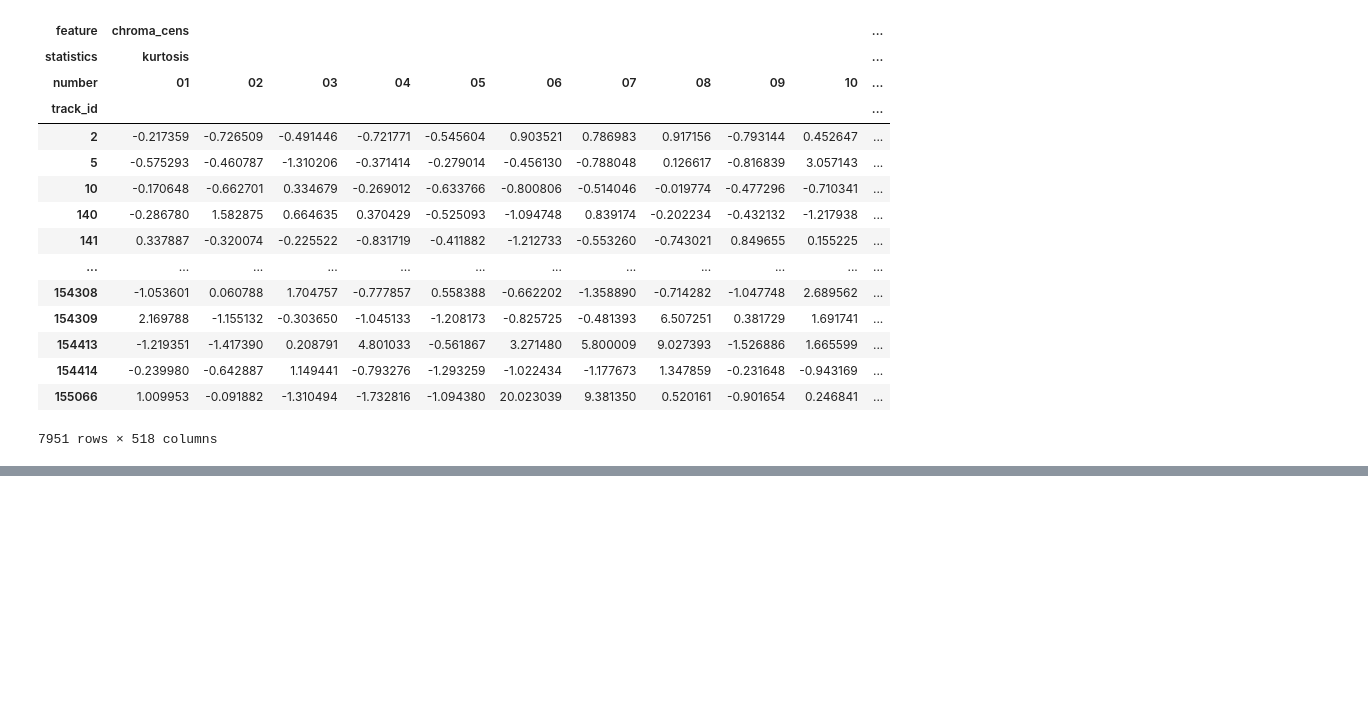
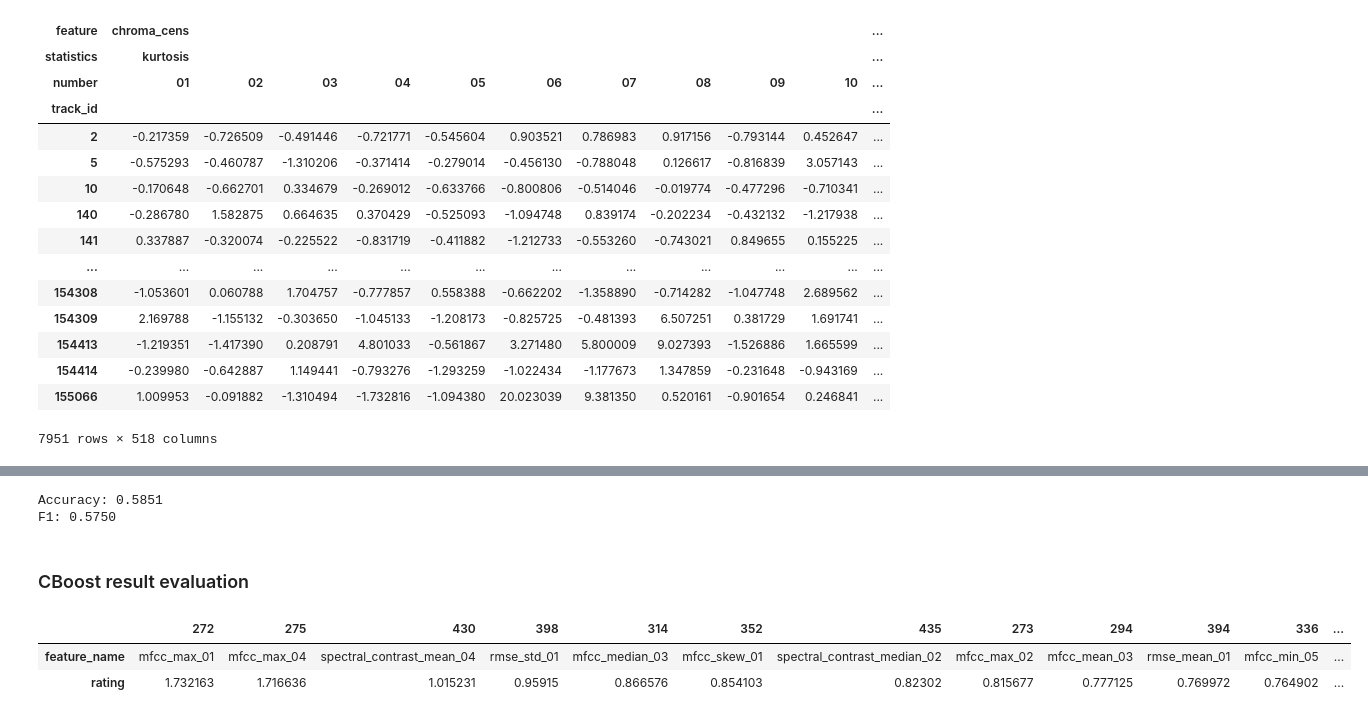
Before and after one commit to najtm4re/Pocket_DJ, a Jupyter notebook: notebooks/najt_work_in_progress.ipynb, the cells around one changed output, grey strips where cells are left out. Drawn from its saved outputs; the diff is of its cells as text; code cells hidden in the pictures; blank space fills up the shorter version.

Commit message:
toml fix & ML model baselines

```diff
--- a/notebooks/najt_work_in_progress.ipynb
+++ b/notebooks/najt_work_in_progress.ipynb
@@ -78,0 +134,4 @@ targets
+# %%
+cb_model = CatBoostClassifier(iterations=1500, depth=8, learning_rate=0.02) #iterations=3000, depth=16, learning_rate=0.02, early_stopping_rounds=100
+# %%
+cb_model.fit(X_train, y_train, verbose=100)
@@ -78,0 +160,22 @@ targets
+# %%
+print(f'Accuracy: {accuracy_cb:.4f}')
+print(f'F1: {f1_cb:.4f}')
+# %% [output]
+Accuracy: 0.5851
+F1: 0.5750
+# %% [markdown]
+### CBoost result evaluation
+# %%
+flat_index = []
+
+for idx in X_train.columns:
+    flat = idx[0] + '_' + idx[1] + '_' + idx[2]
+    flat_index.append(flat)
+# %%
+importances = pd.DataFrame({'feature_name': flat_index, 'rating': cb_model.feature_importances_}).sort_values(by='rating', ascending=False)
+# %%
+importances[importances['rating'] > 0.4].T
+# %% [output]
+|  | 272 | 275 | 430 | 398 | 314 | 352 | 435 | 273 | 294 | 394 | 336 | ... |
+| feature_name | mfcc_max_01 | mfcc_max_04 | spectral_contrast_mean_04 | rmse_std_01 | mfcc_median_03 | mfcc_skew_01 | spectral_contrast_median_02 | mfcc_max_02 | mfcc_mean_03 | rmse_mean_01 | mfcc_min_05 | ... |
+| rating | 1.732163 | 1.716636 | 1.015231 | 0.95915 | 0.866576 | 0.854103 | 0.82302 | 0.815677 | 0.777125 | 0.769972 | 0.764902 | ... |
```
Also changed, not shown: parts of 35 cells of this notebook, 2 other files.
